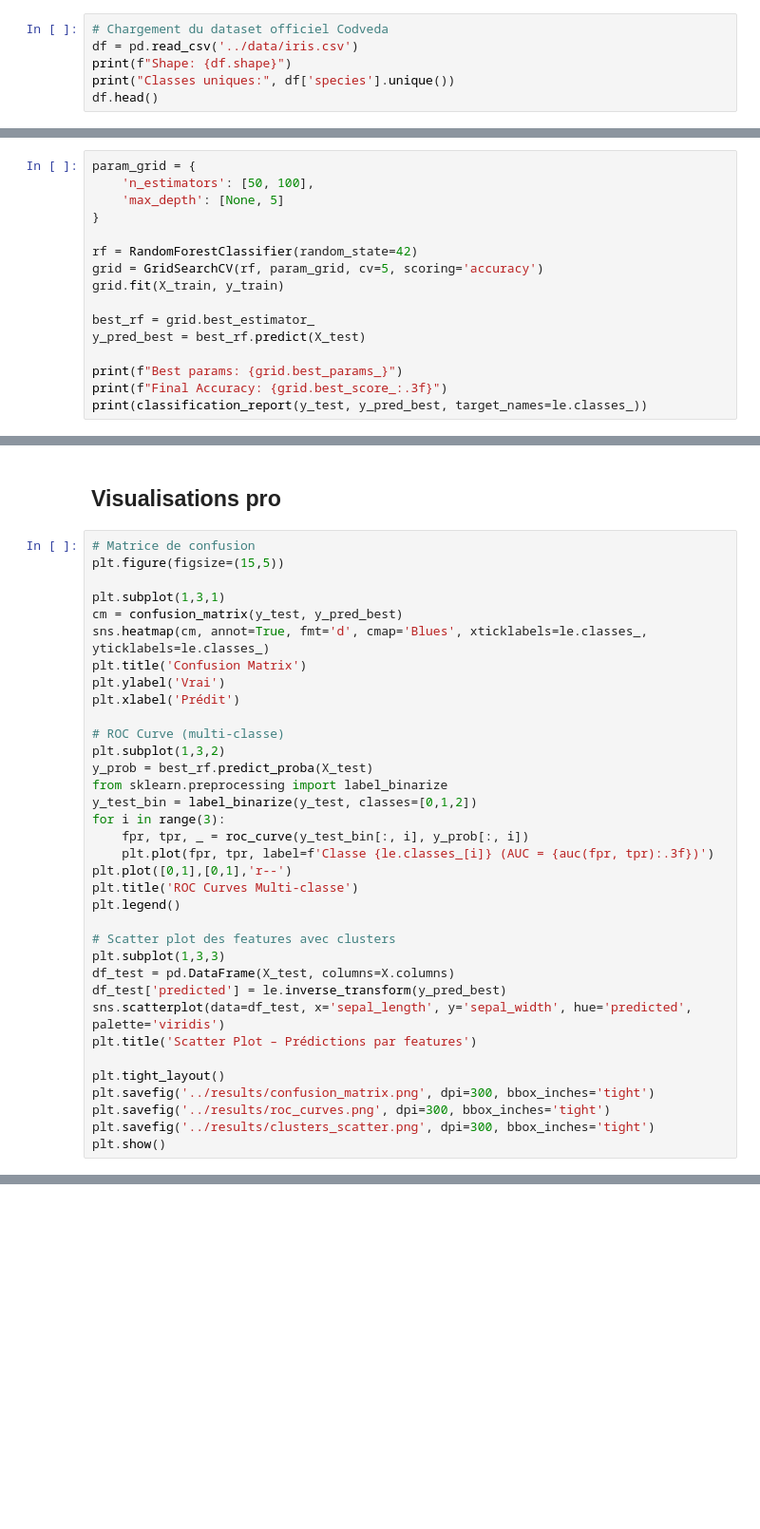
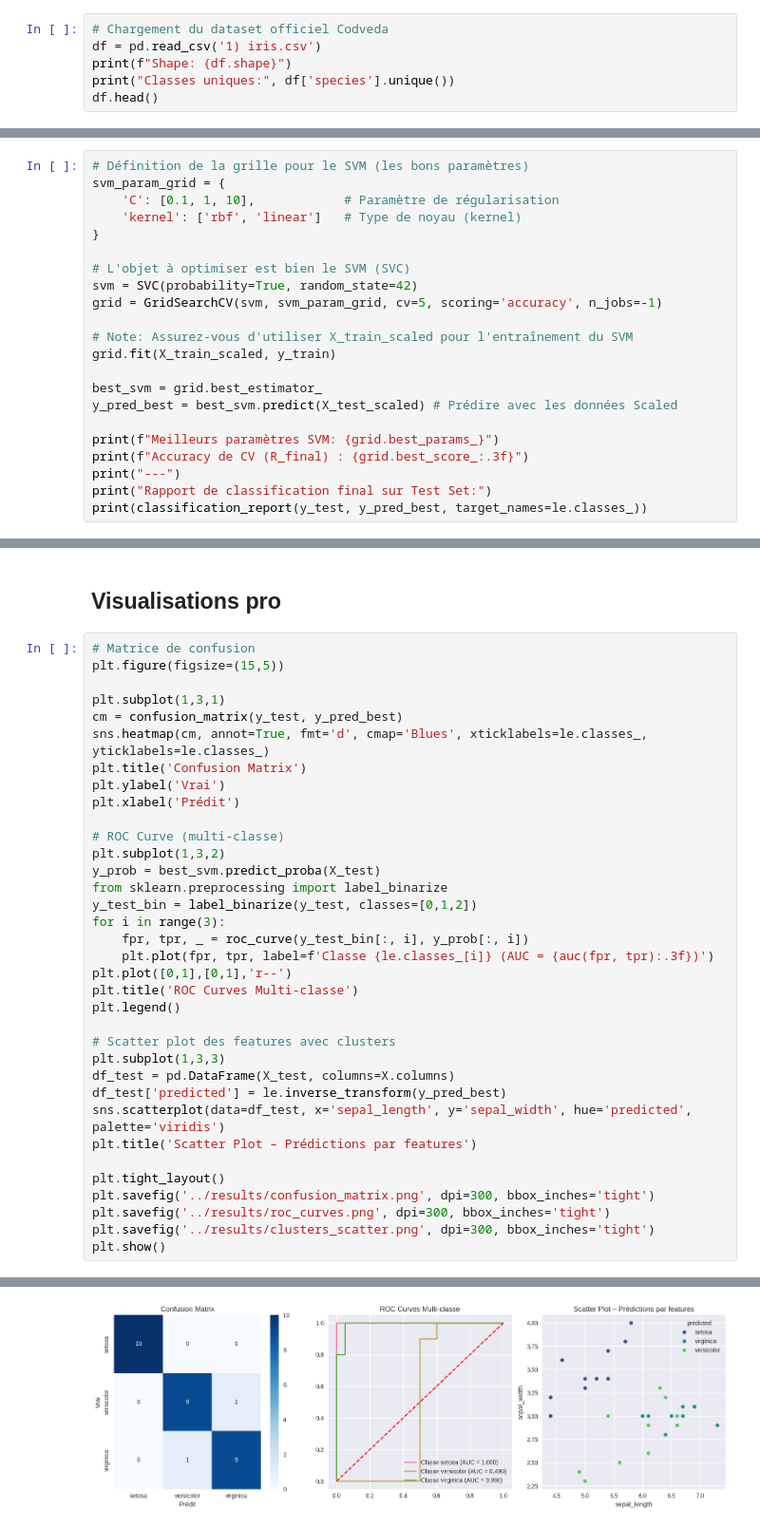
Before and after one commit to Delmat237/Codveda-DataScience-Internship, a Jupyter notebook: notebooks/05_classification_iris.ipynb, the cells around one changed output, grey strips where cells are left out. Shown at 95% size. Saved outputs shown, nothing was run; the diff lists cells and outputs as text; blank space fills up the shorter version.

```diff
--- a/notebooks/05_classification_iris.ipynb
+++ b/notebooks/05_classification_iris.ipynb
@@ -31,6 +40,6 @@ sns.set_palette('husl')
 # %%
 # Chargement du dataset officiel Codveda
-df = pd.read_csv('../data/iris.csv')
+df = pd.read_csv('1) iris.csv')
 print(f"Shape: {df.shape}")
 print("Classes uniques:", df['species'].unique())
 df.head()
@@ -85,18 +189,24 @@ pd.DataFrame(results).round(3)
 # %% [markdown]
 ## Random Forest GridSearchCV (meilleur modèle)
 # %%
-param_grid = {
-    'n_estimators': [50, 100],
-    'max_depth': [None, 5]
+# Définition de la grille pour le SVM (les bons paramètres)
+svm_param_grid = {
+    'C': [0.1, 1, 10],            # Paramètre de régularisation
+    'kernel': ['rbf', 'linear']   # Type de noyau (kernel)
 }
 
-rf = RandomForestClassifier(random_state=42)
-grid = GridSearchCV(rf, param_grid, cv=5, scoring='accuracy')
-grid.fit(X_train, y_train)
+# L'objet à optimiser est bien le SVM (SVC)
+svm = SVC(probability=True, random_state=42)
+grid = GridSearchCV(svm, svm_param_grid, cv=5, scoring='accuracy', n_jobs=-1)
 
-best_rf = grid.best_estimator_
-y_pred_best = best_rf.predict(X_test)
+# Note: Assurez-vous d'utiliser X_train_scaled pour l'entraînement du SVM
+grid.fit(X_train_scaled, y_train)
 
-print(f"Best params: {grid.best_params_}")
-print(f"Final Accuracy: {grid.best_score_:.3f}")
+best_svm = grid.best_estimator_
+y_pred_best = best_svm.predict(X_test_scaled) # Prédire avec les données Scaled
+
+print(f"Meilleurs paramètres SVM: {grid.best_params_}")
+print(f"Accuracy de CV (R_final) : {grid.best_score_:.3f}")
+print("---")
+print("Rapport de classification final sur Test Set:")
 print(classification_report(y_test, y_pred_best, target_names=le.classes_))
@@ -115,7 +239,7 @@ plt.xlabel('Prédit')
 
 # ROC Curve (multi-classe)
 plt.subplot(1,3,2)
-y_prob = best_rf.predict_proba(X_test)
+y_prob = best_svm.predict_proba(X_test)
 from sklearn.preprocessing import label_binarize
 y_test_bin = label_binarize(y_test, classes=[0,1,2])
 for i in range(3):
@@ -137,3 +261,4 @@ plt.savefig('../results/confusion_matrix.png', dpi=300, bbox_inches='tight')
 plt.savefig('../results/roc_curves.png', dpi=300, bbox_inches='tight')
 plt.savefig('../results/clusters_scatter.png', dpi=300, bbox_inches='tight')
 plt.show()
+# %% [output]
@@ -140 +266,2 @@ plt.show()
+[figure, added]
 # %% [markdown]
```
Also changed, not shown: parts of 8 cells of this notebook.
